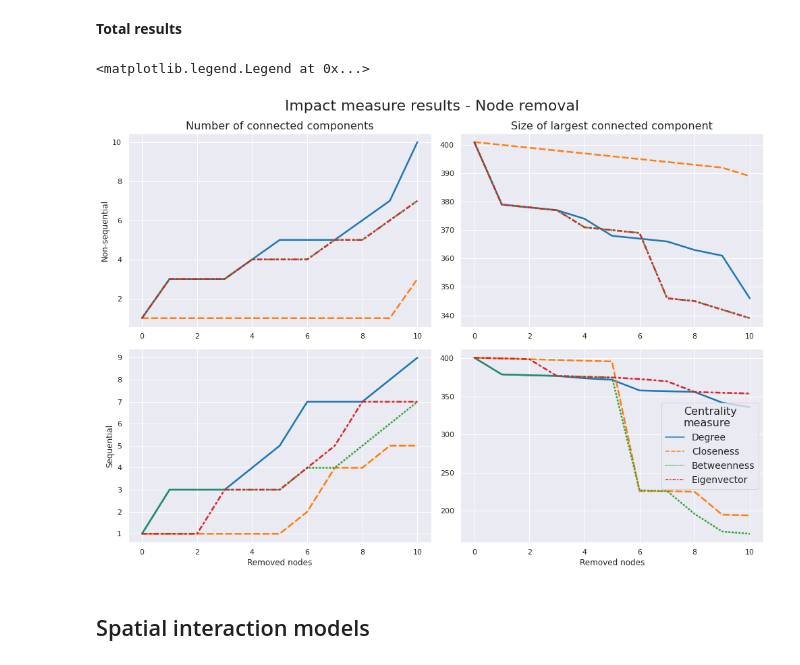
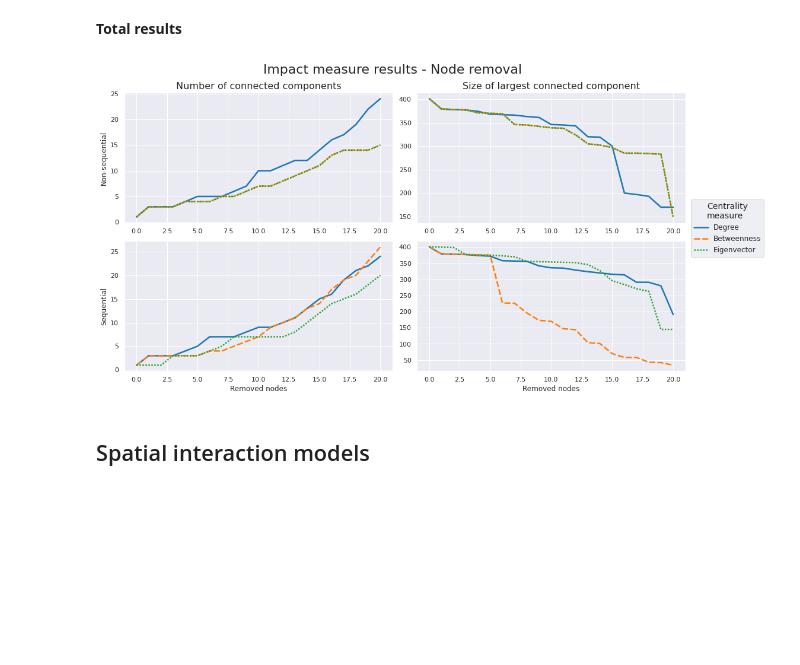
Before and after one commit to rpoandres/US_Assessment, a Jupyter notebook: US_Assessment.ipynb, the cells around one changed output. Drawn from its saved outputs; the diff is of its cells as text; code cells hidden in the pictures; blank space fills up the shorter version.

Commit message:
Impact measure results

```diff
--- a/US_Assessment.ipynb
+++ b/US_Assessment.ipynb
@@ -691,3 +753,0 @@ highest_centrality_node
-# %%
-for i in range(11):
-    print(i)
@@ -710,12 +754,12 @@ range(0, 11)
 # %%
-# TESTING
+# Working code
 counter = 0
 for m in measures:
     #print(r)
     G_i = G_copy.copy()
     # print(m)
 
-    for i in range(11):
+    for i in range(21):
         # Remove a node from the graph
 
         # Calculate the centrality measure
@@ -846,0 +901,3 @@ for label in (ax4.get_xticklabels() + ax4.get_yticklabels()):
+# %%
+# Subsetting the df for plotting
+sq_df_plot = sq_df[(sq_df['Centrality measure']=='Degree') | (sq_df['Centrality measure']=='Betweenness') | (sq_df['Centrality measure']=='Eigenvector')]
@@ -847,42 +955,45 @@ for label in (ax4.get_xticklabels() + ax4.get_yticklabels()):
 # %% [markdown]
 **Total results**
+# %%
+plot_labels = ['Degree','Betweenness', 'Eigenvector']
 # %%
 # Plot total results
-fig, axes = plt.subplots(2, 2, sharey=False, tight_layout=True,figsize=(14, 10))
+fig, axes = plt.subplots(2, 2, sharey=False, tight_layout=True,figsize=(14, 8))
 plt.suptitle('Impact measure results - Node removal',fontsize=22)
 # axes[0,0].set_ylabel("Non-sequential",fontsize=14)
 # axes[0,1].set_ylabel("Sequential",fontsize=14)
 
 axes[0,0].set_title("Number of connected components",fontsize=16)
 axes[0,1].set_title("Size of largest connected component",fontsize=16)
 
 
-sns.lineplot(data=non_sq_df, x="Removed nodes", y="Number of connected components",palette="tab10",hue='Centrality measure',ax=axes[0,0],style='Centrality measure',linewidth = 2.5)
-sns.lineplot(data=non_sq_df, x="Removed nodes", y="Size of largest connected component",palette="tab10",hue='Centrality measure',ax=axes[0,1],style='Centrality measure',linewidth = 2.5)
-sns.lineplot(data=sq_df, x="Removed nodes", y="Number of connected components",palette="tab10",hue='Centrality measure',ax=axes[1,0],style='Centrality measure',linewidth = 2.5)
-sns.lineplot(data=sq_df, x="Removed nodes", y="Size of largest connected component",palette="tab10",hue='Centrality measure',ax=axes[1,1],style='Centrality measure',linewidth = 2.5)
+sns.lineplot(data=non_sq_df_plot, x="Removed nodes", y="Number of connected components",palette="tab10",hue='Centrality measure',ax=axes[0,0],style='Centrality measure',linewidth = 2.5)
+sns.lineplot(data=non_sq_df_plot, x="Removed nodes", y="Size of largest connected component",palette="tab10",hue='Centrality measure',ax=axes[0,1],style='Centrality measure',linewidth = 2.5)
+sns.lineplot(data=sq_df_plot, x="Removed nodes", y="Number of connected components",palette="tab10",hue='Centrality measure',ax=axes[1,0],style='Centrality measure',linewidth = 2.5)
+sns.lineplot(data=sq_df_plot, x="Removed nodes", y="Size of largest connected component",palette="tab10",hue='Centrality measure',ax=axes[1,1],style='Centrality measure',linewidth = 2.5)
 
 axes[0,0].set_ylabel('Non-sequential')
 axes[0,1].set_ylabel('')
 axes[1,0].set_ylabel('Sequential')
 axes[1,1].set_ylabel('')
 
 # axes[0,0].get_xaxis().set_visible(False)
 # axes[0,1].get_xaxis().set_visible(False)
 
 axes[0,0].get_legend().remove()
 axes[0,1].get_legend().remove()
 axes[1,0].get_legend().remove()
-# axes[1,1].get_legend().remove()
+axes[1,1].get_legend().remove()
 axes[0,0].set_xlabel('')
 axes[0,1].set_xlabel('')
 
 # Change the location of legend
 # plt.legend(bbox_to_anchor=(1.45,1),loc='center right',title='Centrality\nmeasure',fontsize=14,title_fontsize=16)
-plt.legend(loc='center right',title='Centrality\nmeasure',fontsize=14,title_fontsize=16)
+fig.legend(bbox_to_anchor=(1.127,0.5),labels=plot_labels,loc='center right',title='Centrality\nmeasure',fontsize=12,title_fontsize=14)
+# fig.legend(bbox_to_anchor=(0.5,-0.09),labels=plot_labels,loc="lower center",ncol=3,title='Centrality measure',fontsize=12,title_fontsize=14)
+plt.savefig('Results_Impact_Measures_Total.jpg',dpi=300,bbox_inches='tight')
 # %% [output]
-<matplotlib.legend.Legend at 0x...>
-[figure, old version]
+[figure, new version]
 # %% [markdown]
 ## Spatial interaction models
 # %% [markdown]
```
Also changed, not shown: parts of 24 cells of this notebook, 1 other file.
